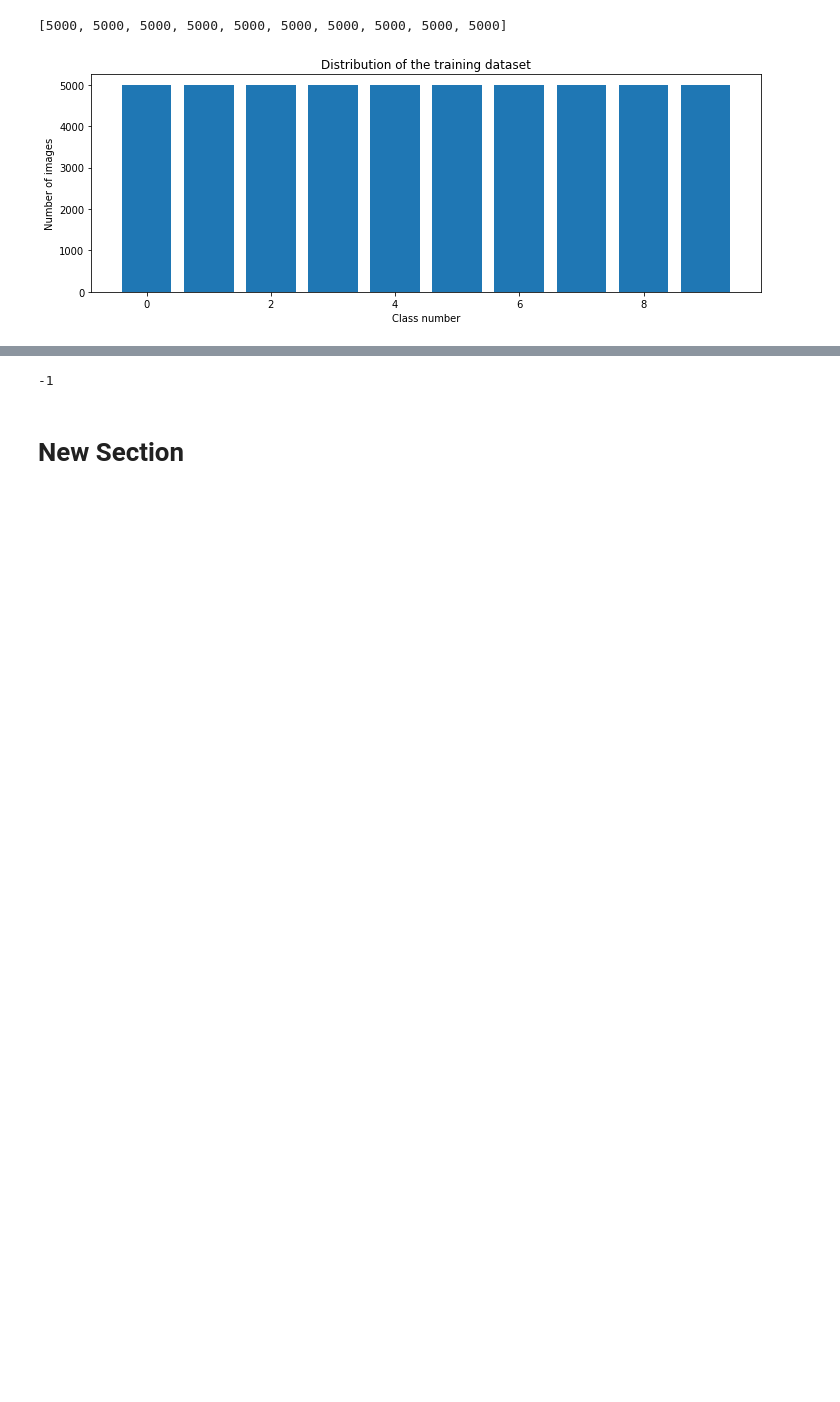
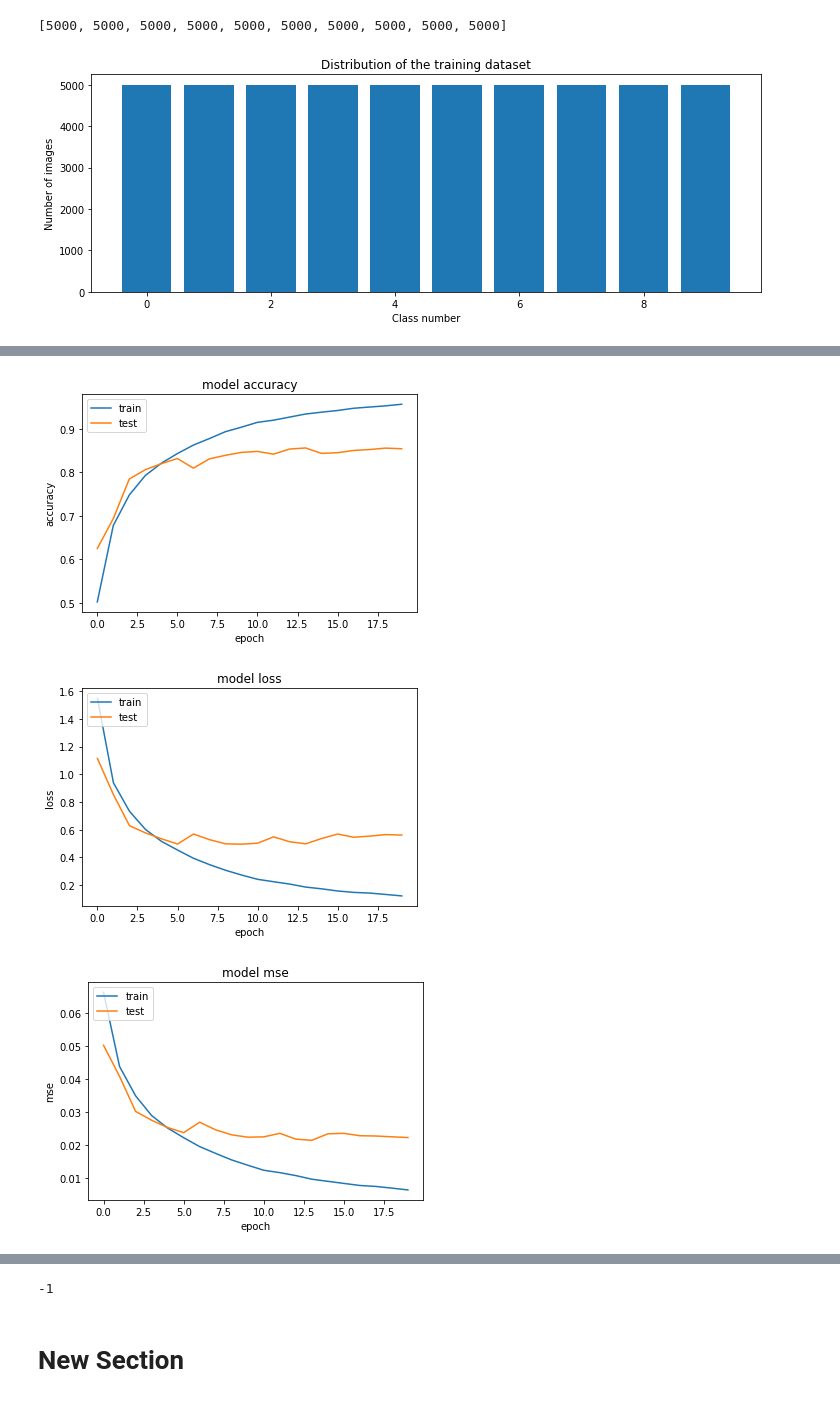
Before and after one commit to Bougrine-Imane/CNN_Project, a Jupyter notebook: CNN_Cifar_10-VF.ipynb, the cells around one changed output, grey strips where cells are left out. Cells and saved outputs as stored; diff of their text form; code cells hidden in the pictures; blank space fills up the shorter version.

```diff
--- a/CNN_Cifar_10-VF.ipynb
+++ b/CNN_Cifar_10-VF.ipynb
@@ -178,19 +181,32 @@ Epoch 9/20
 # %%
+#history of accuracy
 plt.plot(history.history['accuracy'])
 plt.plot(history.history['val_accuracy'])
 plt.title('model accuracy')
 plt.ylabel('accuracy')
 plt.xlabel('epoch')
 plt.legend(['train', 'test'], loc='upper left')
 plt.show()
-# summarize history for loss
+#history of loss
 plt.plot(history.history['loss'])
 plt.plot(history.history['val_loss'])
 plt.title('model loss')
 plt.ylabel('loss')
 plt.xlabel('epoch')
 plt.legend(['train', 'test'], loc='upper left')
 plt.show()
+#history of mse
+plt.plot(history.history['mse'])
+plt.plot(history.history['val_mse'])
+plt.title('model mse')
+plt.ylabel('mse')
+plt.xlabel('epoch')
+plt.legend(['train', 'test'], loc='upper left')
+plt.show()
+# %% [output]
+[figure, added]
+[figure, added]
+[figure, added]
 # %%
 y_pred_test = model.predict_proba(x_test2)
 y_pred_test_classes = np.argmax(y_pred_test, axis=1)
```
Also changed, not shown: parts of 8 cells of this notebook.
